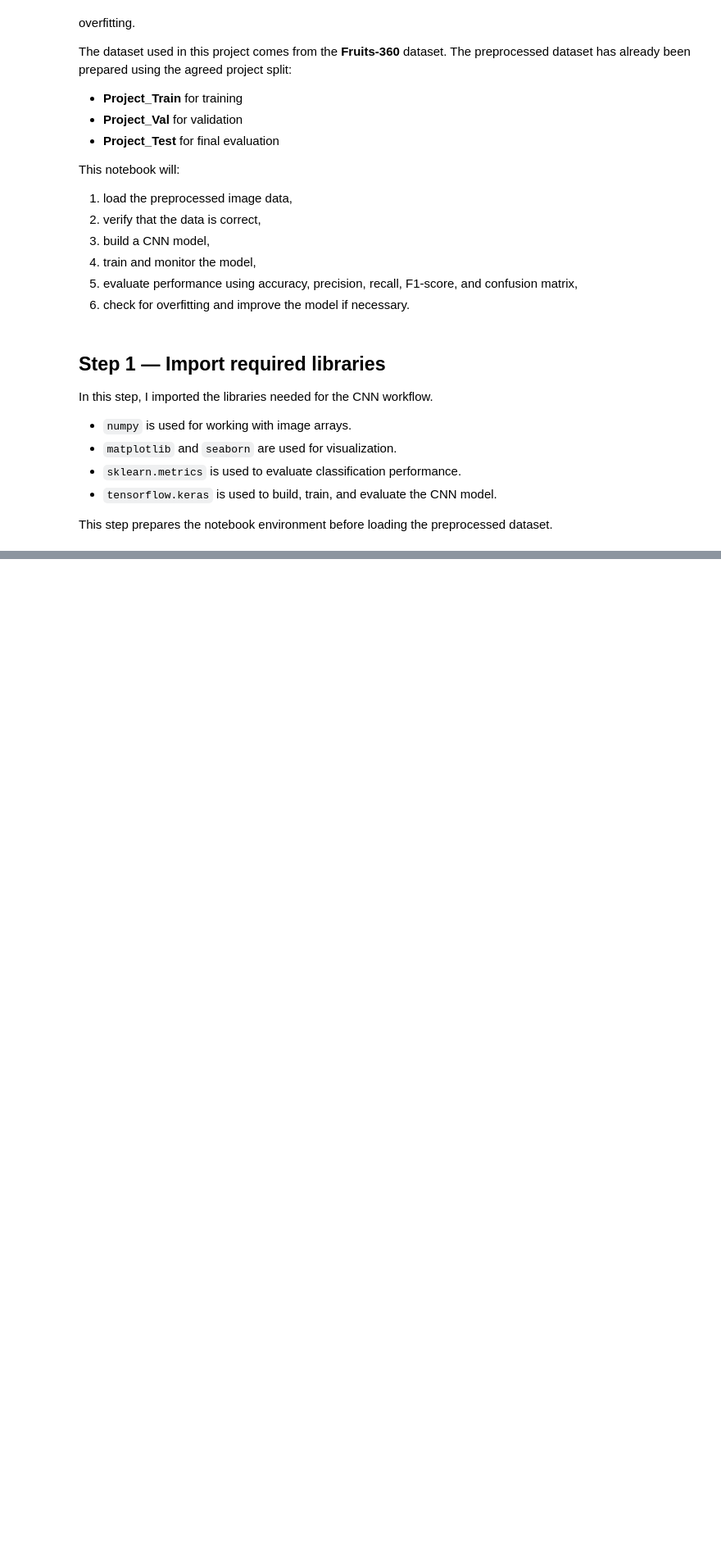
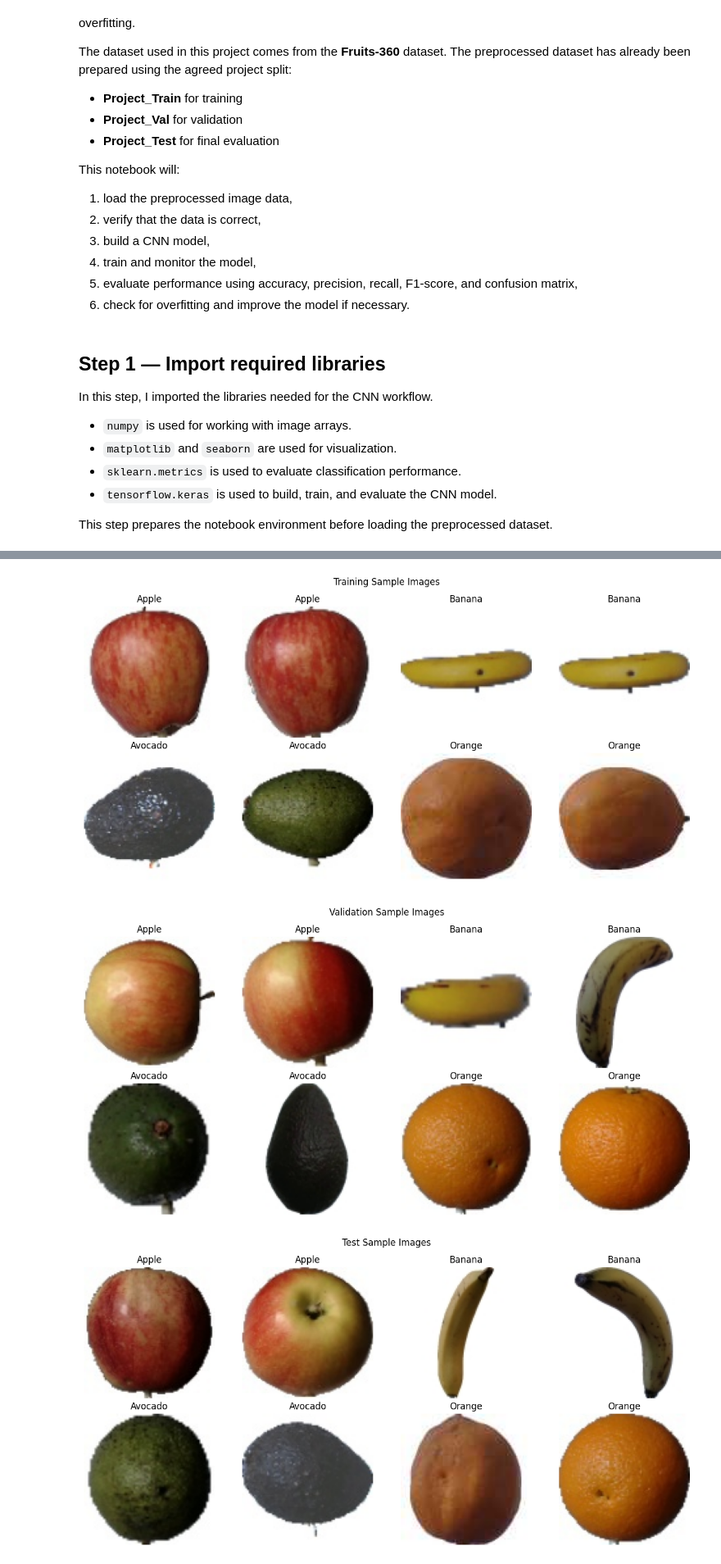
Before and after one commit to BrandonAung88/DATA221_MachineLearningProject_FruitClassfication, a Jupyter notebook: CNN.ipynb, the cells around one changed output, grey strips where cells are left out. Shown at 82% size. Saved outputs shown, nothing was run; the diff lists cells and outputs as text; code cells hidden in the pictures; blank space fills up the shorter version.

Commit message:
Add codes to notebook with dataset paths, split verification, class counts, and sample image inspection

```diff
--- a/CNN.ipynb
+++ b/CNN.ipynb
@@ -51,0 +105,11 @@ from tensorflow.keras.utils import to_categorical
+# %%
+for split_name, split_directory in {
+    "Train": PROJECT_TRAIN_DIR,
+    "Validation": PROJECT_VAL_DIR,
+    "Test": PROJECT_TEST_DIR
+}.items():
+    print(f"\n{split_name} folder exists:", split_directory.exists())
+
+    for class_name in CLASS_NAMES:
+        class_dir = split_directory / class_name
+        print(f"  {class_name}: {class_dir.exists()} -> {class_dir}")
@@ -51,0 +219,48 @@ from tensorflow.keras.utils import to_categorical
+# %%
+import random
+import cv2
+
+VALID_EXTENSIONS = {".jpg", ".jpeg", ".png", ".bmp"}
+
+def load_sample_images(split_dir, class_names, img_size=(100, 100), num_per_class=2):
+    samples = []
+
+    for class_name in class_names:
+        class_dir = split_dir / class_name
+        image_files = [p for p in class_dir.iterdir() if p.is_file() and p.suffix.lower() in VALID_EXTENSIONS]
+
+        chosen_files = random.sample(image_files, min(num_per_class, len(image_files)))
+
+        for file_path in chosen_files:
+            img = cv2.imread(str(file_path))
+            if img is None:
+                continue
+
+            img_rgb = cv2.cvtColor(img, cv2.COLOR_BGR2RGB)
+            img_resized = cv2.resize(img_rgb, img_size)
+            samples.append((class_name, img_resized))
+
+    return samples
+
+train_samples = load_sample_images(PROJECT_TRAIN_DIR, CLASS_NAMES, img_size=IMG_SIZE, num_per_class=2)
+val_samples   = load_sample_images(PROJECT_VAL_DIR, CLASS_NAMES, img_size=IMG_SIZE, num_per_class=2)
+test_samples  = load_sample_images(PROJECT_TEST_DIR, CLASS_NAMES, img_size=IMG_SIZE, num_per_class=2)
+
+def show_samples(samples, title):
+    plt.figure(figsize=(12, 6))
+    for i, (label, image) in enumerate(samples):
+        plt.subplot(2, 4, i + 1)
+        plt.imshow(image)
+        plt.title(label)
+        plt.axis("off")
+    plt.suptitle(title)
+    plt.tight_layout()
+    plt.show()
+
+show_samples(train_samples, "Training Sample Images")
+show_samples(val_samples, "Validation Sample Images")
+show_samples(test_samples, "Test Sample Images")
+# %% [output]
+[figure, added]
+[figure, added]
+[figure, added]
```
Also changed, not shown: parts of 8 cells of this notebook.
